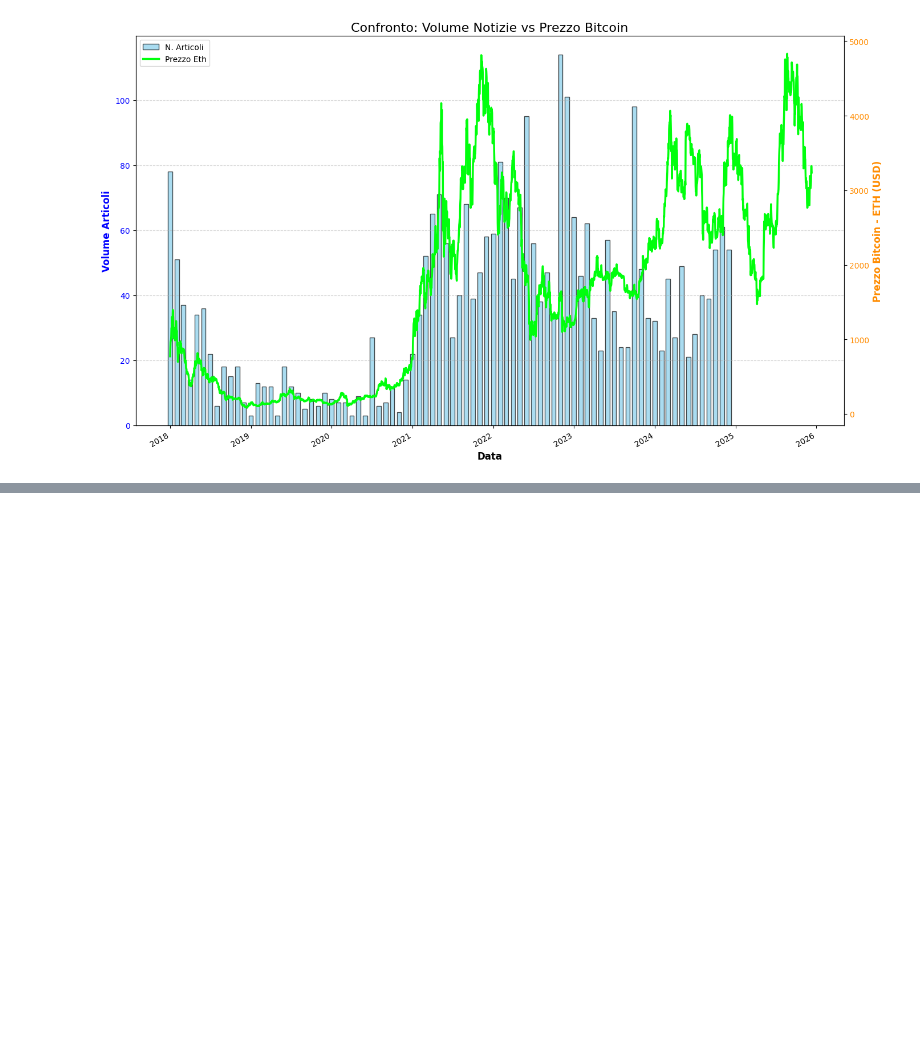
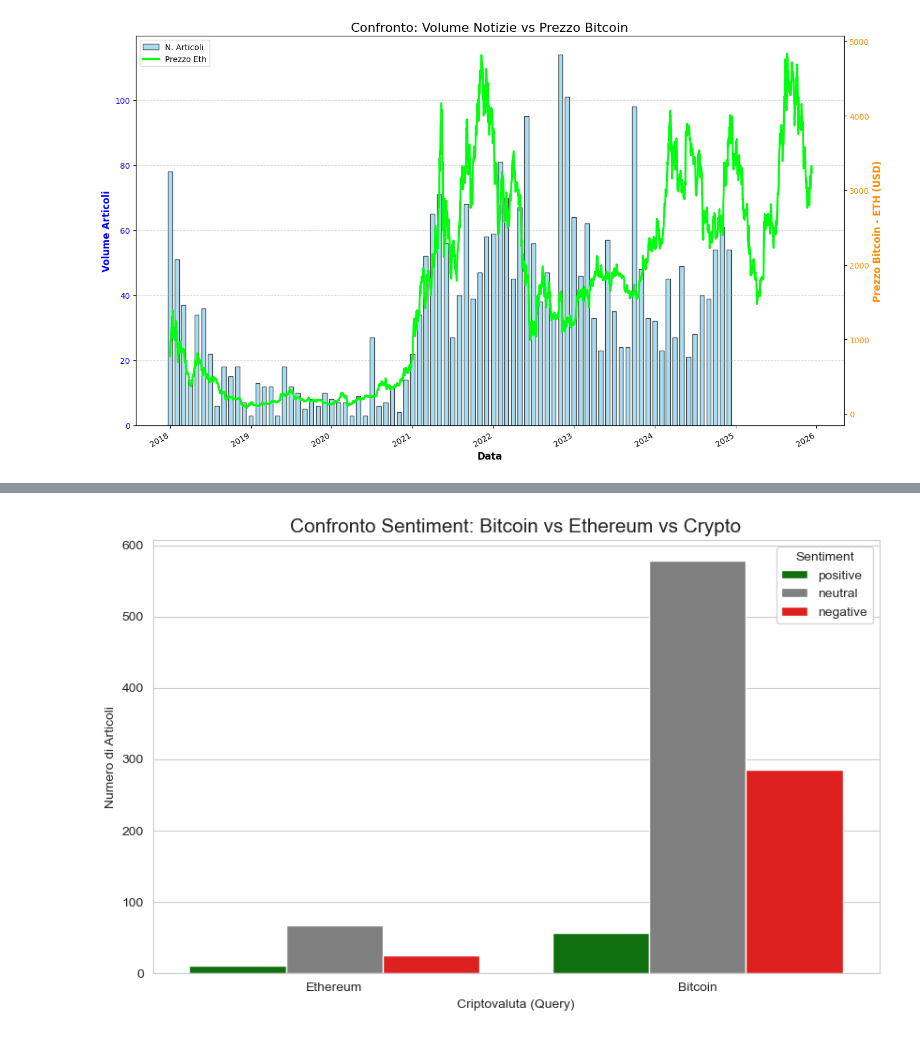
Before and after one commit to aronetommaso/DataMan-Project, a Jupyter notebook: bitcoin.ipynb, the cells around one changed output, grey strips where cells are left out. Drawn from its saved outputs; the diff is of its cells as text; code cells hidden in the pictures; blank space fills up the shorter version.

```diff
--- a/bitcoin.ipynb
+++ b/bitcoin.ipynb
@@ -1034,0 +1241,24 @@ client.close()
+# %%
+import seaborn as sns
+import matplotlib.pyplot as plt
+
+# Verifica se hai la colonna 'query' o 'source_query'
+col_query = 'query' if 'query' in df.columns else 'source_query'
+
+if col_query in df.columns:
+    plt.figure(figsize=(10, 6))
+
+    # Grafico a barre raggruppate
+    sns.countplot(x=col_query, hue='sentiment_label', data=df,
+                  palette={'positive': 'green', 'neutral': 'grey', 'negative': 'red'},
+                  hue_order=['positive', 'neutral', 'negative'])
+
+    plt.title('Confronto Sentiment: Bitcoin vs Ethereum vs Crypto', fontsize=15)
+    plt.ylabel('Numero di Articoli')
+    plt.xlabel('Criptovaluta (Query)')
+    plt.legend(title='Sentiment')
+    plt.show()
+else:
+    print("⚠️ Non hai la colonna 'query' nel DataFrame. Salta questo grafico.")
+# %% [output]
+[figure, added]
```
Also changed, not shown: parts of 8 cells of this notebook, 1 other file.
